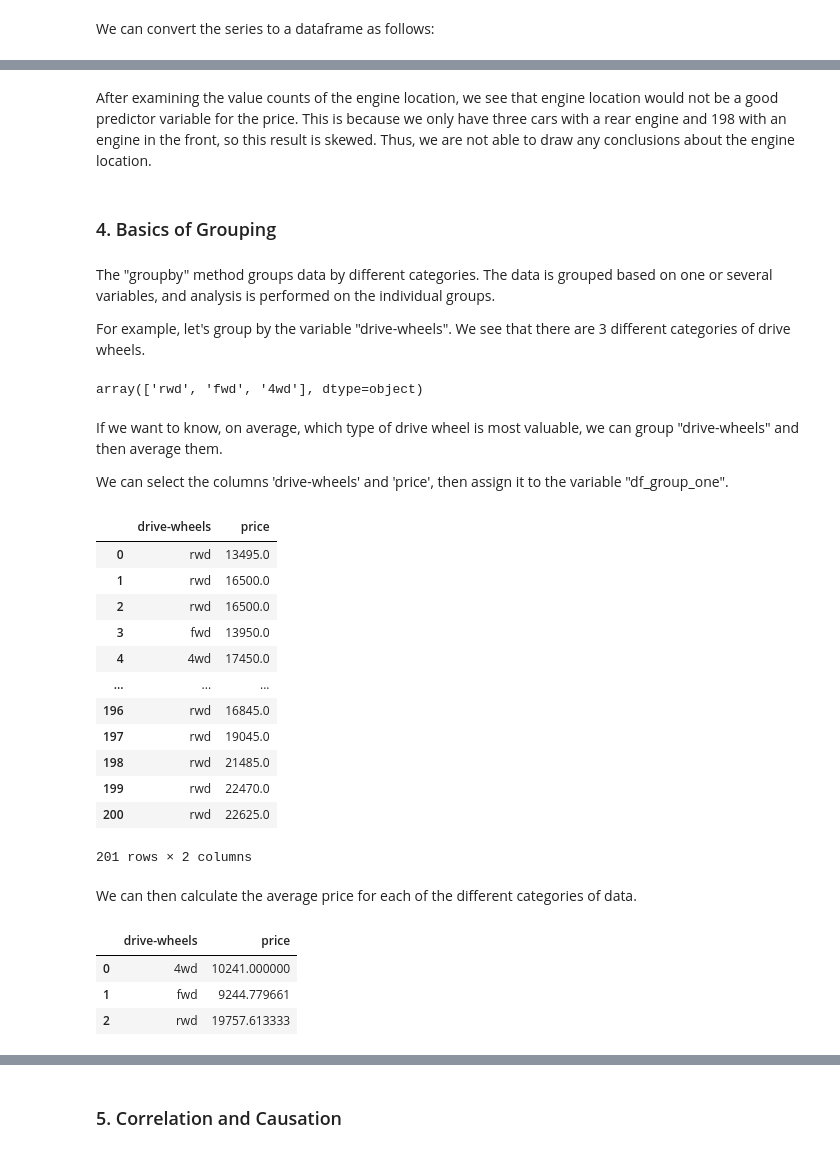
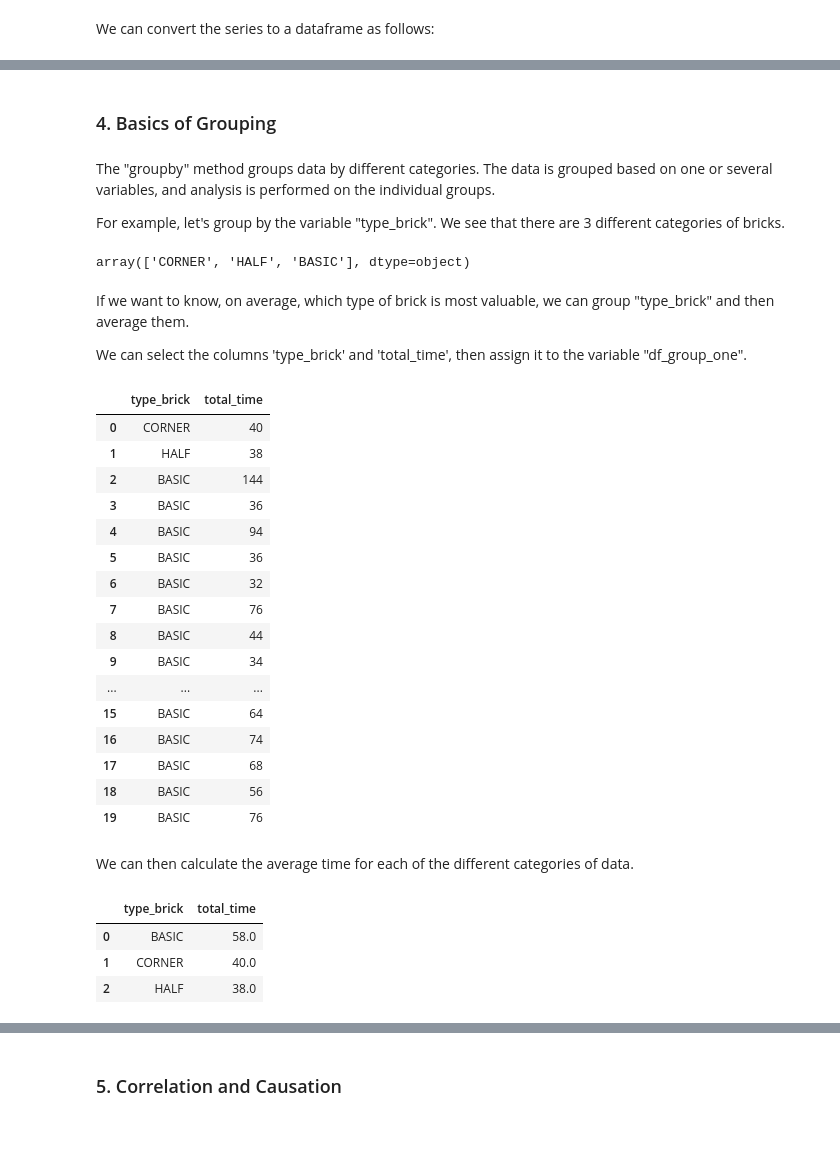
Before and after one commit to UsmanovSla/MGD-RSS, a Jupyter notebook: model/dataScience/DS_03_Features.ipynb, the cells around one changed output, grey strips where cells are left out. Drawn from its saved outputs; the diff is of its cells as text; code cells hidden in the pictures.

```diff
--- a/model/dataScience/DS_03_Features.ipynb
+++ b/model/dataScience/DS_03_Features.ipynb
@@ -35,7 +23,7 @@ import numpy as np
 # %% [markdown]
 Load the data and store it in dataframe `df`:
 # %%
-path='data/04_exploration_automovile.csv'
+path='../../data/raw/exploration_timelaps.csv'
 df = pd.read_csv(path)
 df.head()
 # %% [output]
@@ -100,5 +71,3 @@ aspiration-turbo        bool
 dtype: object
 # %% [markdown]
 For example, we can calculate the correlation between variables  of type "int64" or "float64" using the method "corr":
-# %%
-df['horsepower-cat'] = pd.factorize(df['horsepower-binned'])[0] + 1
@@ -318,44 +173,46 @@ engine_loc_counts.head(10)
-# %% [markdown]
-<p>After examining the value counts of the engine location, we see that engine location would not be a good predictor variable for the price. This is because we only have three cars with a rear engine and 198 with an engine in the front, so this result is skewed. Thus, we are not able to draw any conclusions about the engine location.</p>
 # %% [markdown]
 <h3 id="basic_grouping">4. Basics of Grouping</h3>
 # %% [markdown]
 <p>The "groupby" method groups data by different categories. The data is grouped based on one or several variables, and analysis is performed on the individual groups.</p>
 
-<p>For example, let's group by the variable "drive-wheels". We see that there are 3 different categories of drive wheels.</p>
+<p>For example, let's group by the variable "type_brick". We see that there are 3 different categories of bricks.</p>
 # %%
-df['drive-wheels'].unique()
+df['type_brick'].unique()
 # %% [output]
-array(['rwd', 'fwd', '4wd'], dtype=object)
+array(['CORNER', 'HALF', 'BASIC'], dtype=object)
 # %% [markdown]
-<p>If we want to know, on average, which type of drive wheel is most valuable, we can group "drive-wheels" and then average them.</p>
+<p>If we want to know, on average, which type of brick is most valuable, we can group "type_brick" and then average them.</p>
 
-<p>We can select the columns 'drive-wheels' and 'price', then assign it to the variable "df_group_one".</p>
+<p>We can select the columns 'type_brick' and 'total_time', then assign it to the variable "df_group_one".</p>
 # %%
-df_group_one = df[['drive-wheels', 'price']]
+df_group_one = df[['type_brick', 'total_time']]
 df_group_one
 # %% [output]
-|  | drive-wheels | price |
-| 0 | rwd | 13495.0 |
-| 1 | rwd | 16500.0 |
-| 2 | rwd | 16500.0 |
-| 3 | fwd | 13950.0 |
-| 4 | 4wd | 17450.0 |
+|  | type_brick | total_time |
+| 0 | CORNER | 40 |
+| 1 | HALF | 38 |
+| 2 | BASIC | 144 |
+| 3 | BASIC | 36 |
+| 4 | BASIC | 94 |
+| 5 | BASIC | 36 |
+| 6 | BASIC | 32 |
+| 7 | BASIC | 76 |
+| 8 | BASIC | 44 |
+| 9 | BASIC | 34 |
 | ... | ... | ... |
-| 196 | rwd | 16845.0 |
-| 197 | rwd | 19045.0 |
-| 198 | rwd | 21485.0 |
-| 199 | rwd | 22470.0 |
-| 200 | rwd | 22625.0 |
+| 15 | BASIC | 64 |
+| 16 | BASIC | 74 |
+| 17 | BASIC | 68 |
+| 18 | BASIC | 56 |
+| 19 | BASIC | 76 |
-201 rows × 2 columns
 # %% [markdown]
-We can then calculate the average price for each of the different categories of data.
+We can then calculate the average time for each of the different categories of data.
 # %%
 # grouping results
-df_group_one = df_group_one.groupby(['drive-wheels'], as_index=False).mean()
+df_group_one = df_group_one.groupby(['type_brick'], as_index=False).mean()
 df_group_one
 # %% [output]
-|  | drive-wheels | price |
-| 0 | 4wd | 10241.000000 |
-| 1 | fwd | 9244.779661 |
-| 2 | rwd | 19757.613333 |
+|  | type_brick | total_time |
+| 0 | BASIC | 58.0 |
+| 1 | CORNER | 40.0 |
+| 2 | HALF | 38.0 |
```
Also changed, not shown: parts of 128 cells of this notebook, 1 other file.
